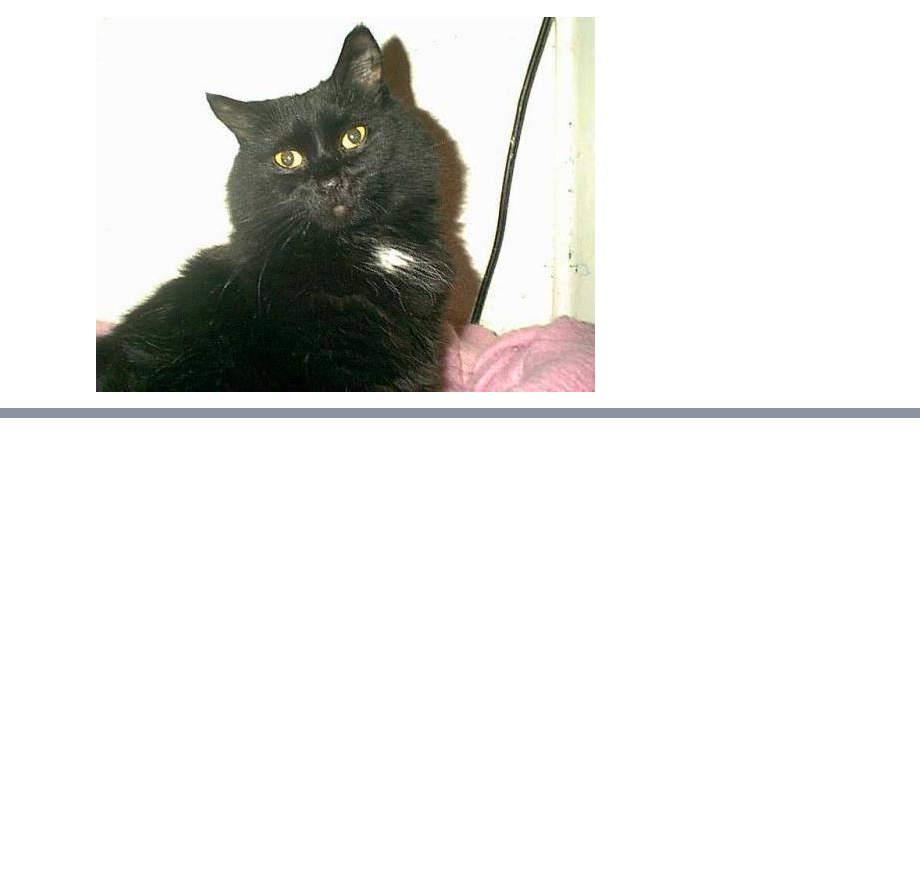
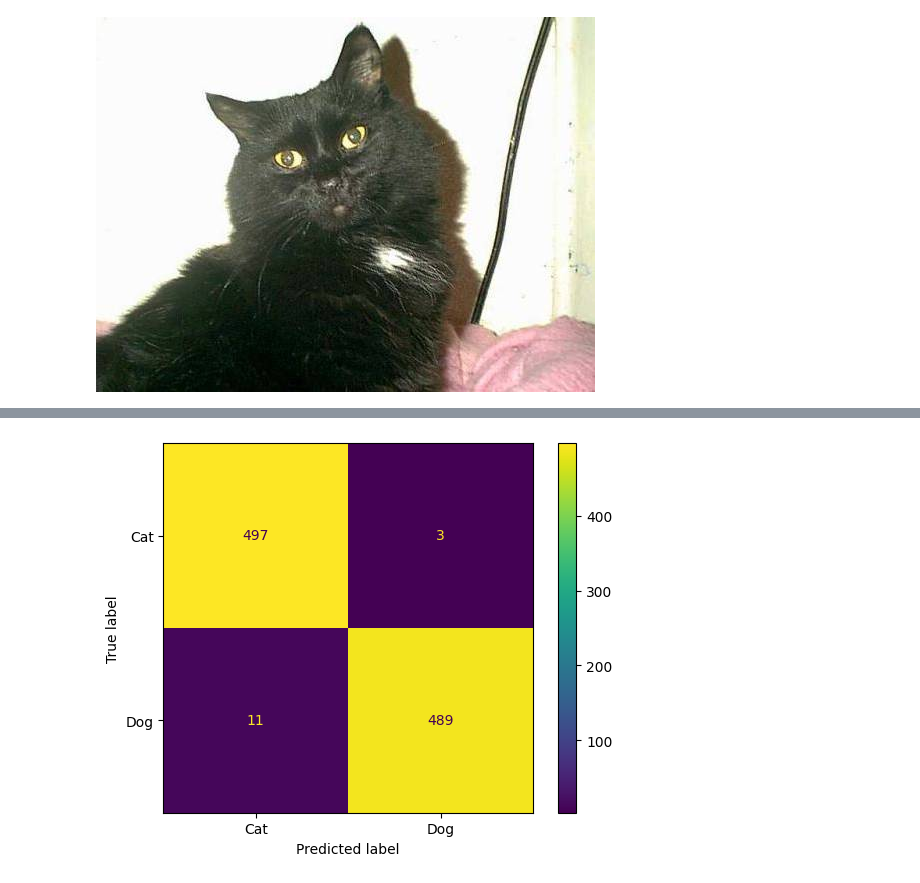
Before and after one commit to Johnny-DF26/Classificacao_Imagens_Gatos_e_Cachorros_CNN, a Jupyter notebook: Classificação_Redes_Neurais_Convolucionais_Gatos_e_Cachorros.ipynb, the cells around one changed output, grey strips where cells are left out. Drawn from its saved outputs; the diff is of its cells as text; code cells hidden in the pictures; blank space fills up the shorter version.

```diff
--- a/Classificação_Redes_Neurais_Convolucionais_Gatos_e_Cachorros.ipynb
+++ b/Classificação_Redes_Neurais_Convolucionais_Gatos_e_Cachorros.ipynb
@@ -305,0 +443,4 @@ Previsao: Cat
+# %%
+predicoes_pct = network.predict(base_teste)
+predicoes = np.argmax(predicoes_pct, axis=1)
+predicoes
@@ -305,0 +486,4 @@ Previsao: Cat
+# %%
+ConfusionMatrixDisplay.from_predictions(base_teste.classes, predicoes, display_labels=['Cat', 'Dog']);
+# %% [output]
+[figure, added]
```
Also changed, not shown: parts of 30 cells of this notebook.
